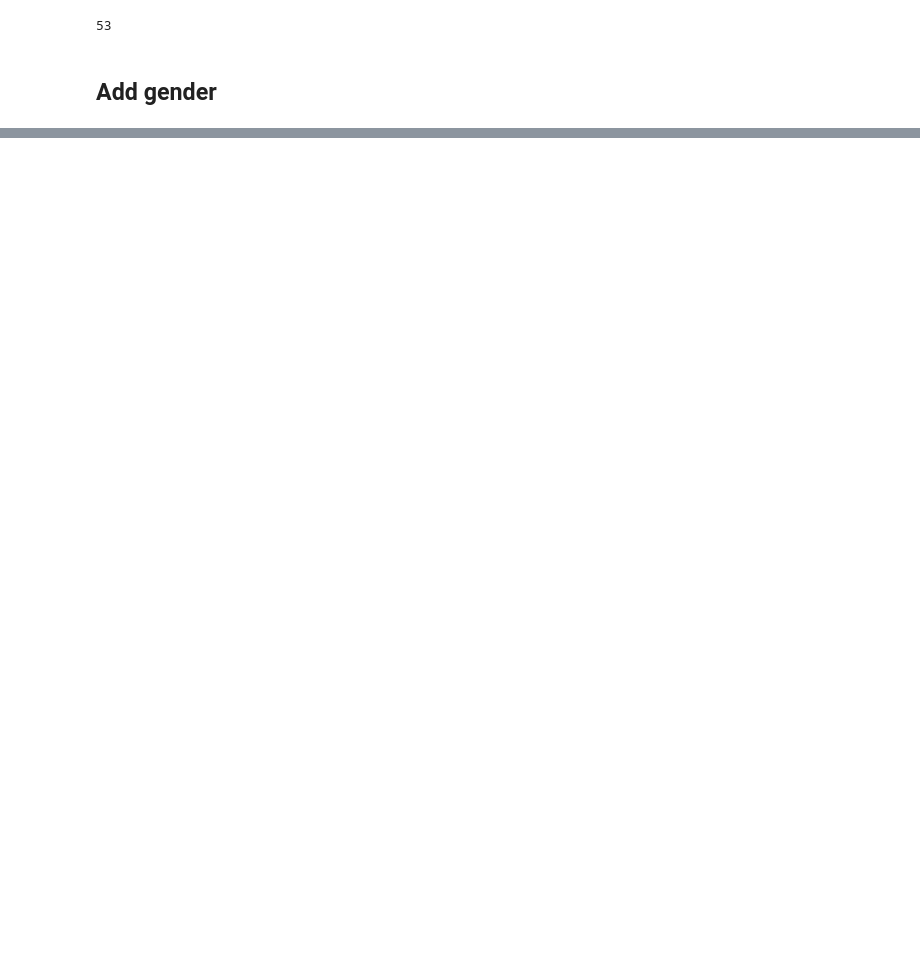
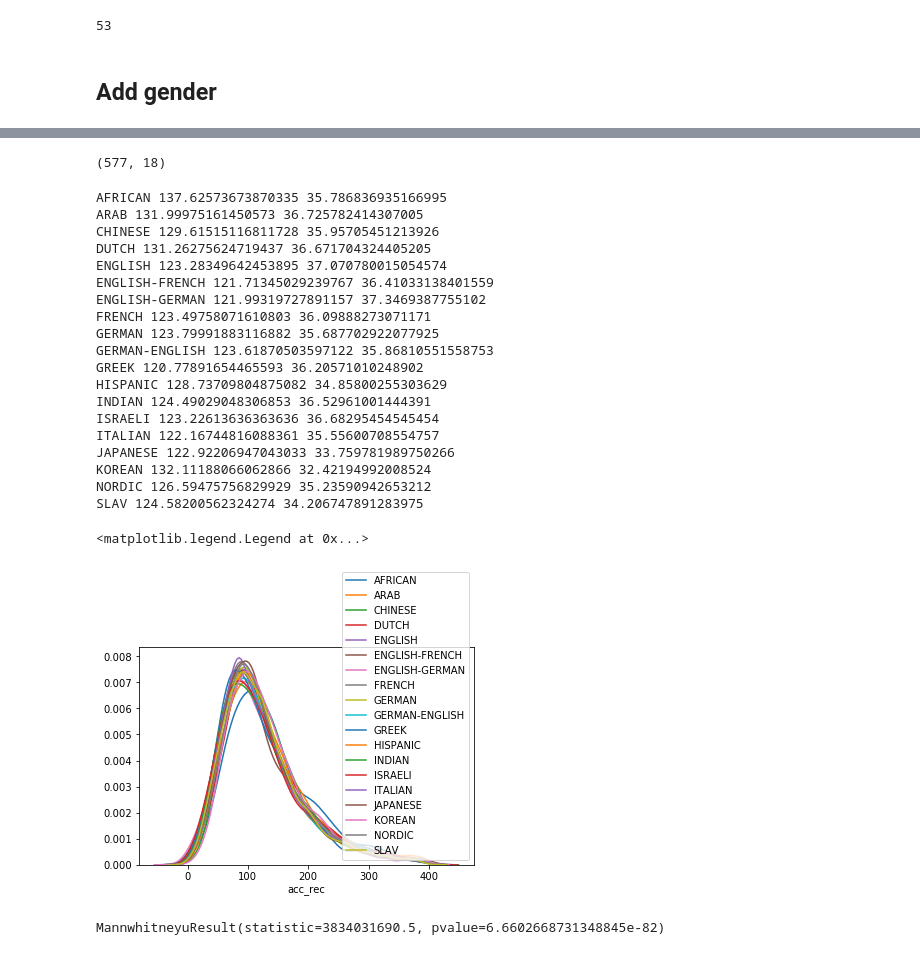
Before and after one commit to jgarciab/peer_review, a Jupyter notebook: format_papers.ipynb, the cells around one changed output, grey strips where cells are left out. Saved outputs shown, nothing was run; the diff lists cells and outputs as text; code cells hidden in the pictures; blank space fills up the shorter version.

Commit message:
graphs

```diff
--- a/format_papers.ipynb
+++ b/format_papers.ipynb
@@ -191,0 +214,5 @@ df.to_csv("./data/editors_gender.tsv",sep="\t",index=None)
+# %%
+papers = pd.read_csv("data/papers.tsv",sep="\t",parse_dates=["published","received","accepted"])
+papers["acc_rec"] = (papers["accepted"] - papers["received"]).dt.days
+papers["pub_acc"] = (papers["published"] - papers["accepted"]).dt.days
+papers.head()
@@ -203,3 +238,8 @@ sample.head()
 | 31 | 10.1371/journal.pone.0044556 | Childress ::: Anna Rose | NaN | NaN | Department of Psychiatry, Perelma... | 0.0 | F | ENGLISH-ITALIAN |
 | 32 | 10.1371/journal.pone.0113256 | Childress ::: Anna Rose | NaN | NaN | Department of Psychiatry, School ... | 0.0 | F | ENGLISH-ITALIAN |
 | 33 | 10.1371/journal.pone.0104102 | Childress ::: Anna Rose | NaN | NaN | Perelman School of Medicine at th... | 0.0 | F | ENGLISH-ITALIAN |
+# %%
+editors = pd.read_csv("data/editors_gender.tsv",sep="\t")[["doi","name","gender","ethnicity"]]
+editors.columns = ["doi","name_editor","gender_editor","eth_editor"]
+editors = editors.loc[editors["gender_editor"]!="-"]
+editors.head()
@@ -205,0 +253,4 @@ sample.head()
+# %%
+df = pd.merge(sample,papers)
+df = pd.merge(editors,df)
+df.head()
@@ -205,0 +264,42 @@ sample.head()
+# %%
+df = df.loc[df["acc_rec"]<400]
+# %%
+df.shape
+# %% [output]
+(577, 18)
+# %%
+for gender,data in df.groupby(["eth"]):
+    if len(data) < 1000:
+        continue
+    print(gender,np.mean(data["acc_rec"]),np.mean(data["pub_acc"]))
+    #sns.distplot(data["pub_acc"],hist=False,label=gender)
+    sns.distplot(data["acc_rec"],hist=False,label=gender)
+
+plt.legend()
+# %% [output]
+AFRICAN 137.62573673870335 35.786836935166995
+ARAB 131.99975161450573 36.725782414307005
+CHINESE 129.61515116811728 35.95705451213926
+DUTCH 131.26275624719437 36.671704324405205
+ENGLISH 123.28349642453895 37.070780015054574
+ENGLISH-FRENCH 121.71345029239767 36.41033138401559
+ENGLISH-GERMAN 121.99319727891157 37.3469387755102
+FRENCH 123.49758071610803 36.09888273071171
+GERMAN 123.79991883116882 35.687702922077925
+GERMAN-ENGLISH 123.61870503597122 35.86810551558753
+GREEK 120.77891654465593 36.20571010248902
+HISPANIC 128.73709804875082 34.85800255303629
+INDIAN 124.49029048306853 36.52961001444391
+ISRAELI 123.22613636363636 36.68295454545454
+ITALIAN 122.16744816088361 35.55600708554757
+JAPANESE 122.92206947043033 33.759781989750266
+KOREAN 132.11188066062866 32.42194992008524
+NORDIC 126.59475756829929 35.23590942653212
+SLAV 124.58200562324274 34.206747891283975
+<matplotlib.legend.Legend at 0x...>
+[figure, added]
+# %%
+from scipy.stats import mannwhitneyu
+mannwhitneyu(df.loc[df["gender"]=="F","acc_rec"].values,df.loc[df["gender"]=="M","acc_rec"].values)
+# %% [output]
+MannwhitneyuResult(statistic=3834031690.5, pvalue=6.6602668731348845e-82)
```
Also changed, not shown: parts of 13 cells of this notebook.
